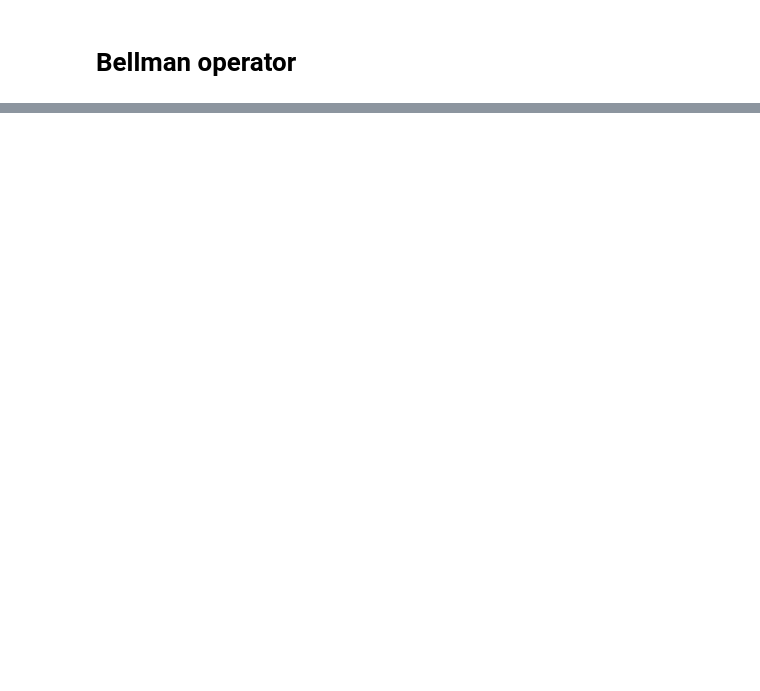
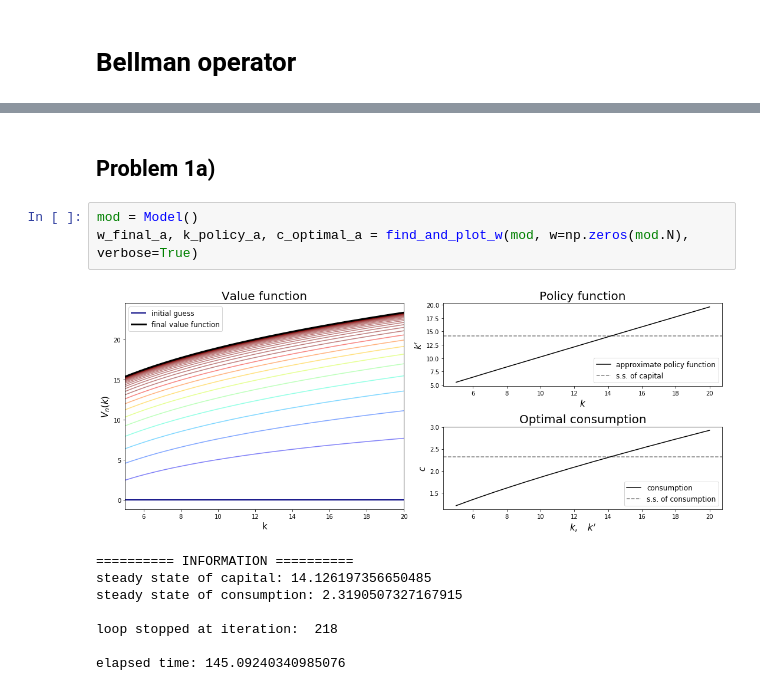
Before and after one commit to RadekDickinson/Macroeconomics_1, a Jupyter notebook: Macro1_PS3_P1_v1.ipynb, the cells around one changed output, grey strips where cells are left out. Cells and saved outputs as stored; diff of their text form; blank space fills up the shorter version.

```diff
--- a/Macro1_PS3_P1_v1.ipynb
+++ b/Macro1_PS3_P1_v1.ipynb
@@ -89,0 +158,14 @@ def create_path(mod, k0, T=200):
+# %% [markdown]
+## Problem 1a)
+# %%
+mod = Model()
+w_final_a, k_policy_a, c_optimal_a = find_and_plot_w(mod, w=np.zeros(mod.N), verbose=True)
+# %% [output]
+[figure, added]
+========== INFORMATION ==========
+steady state of capital: 14.126197356650485
+steady state of consumption: 2.3190507327167915
+
+loop stopped at iteration:  218
+
+elapsed time: 145.09240340985076
```
Also changed, not shown: parts of 12 cells of this notebook.
